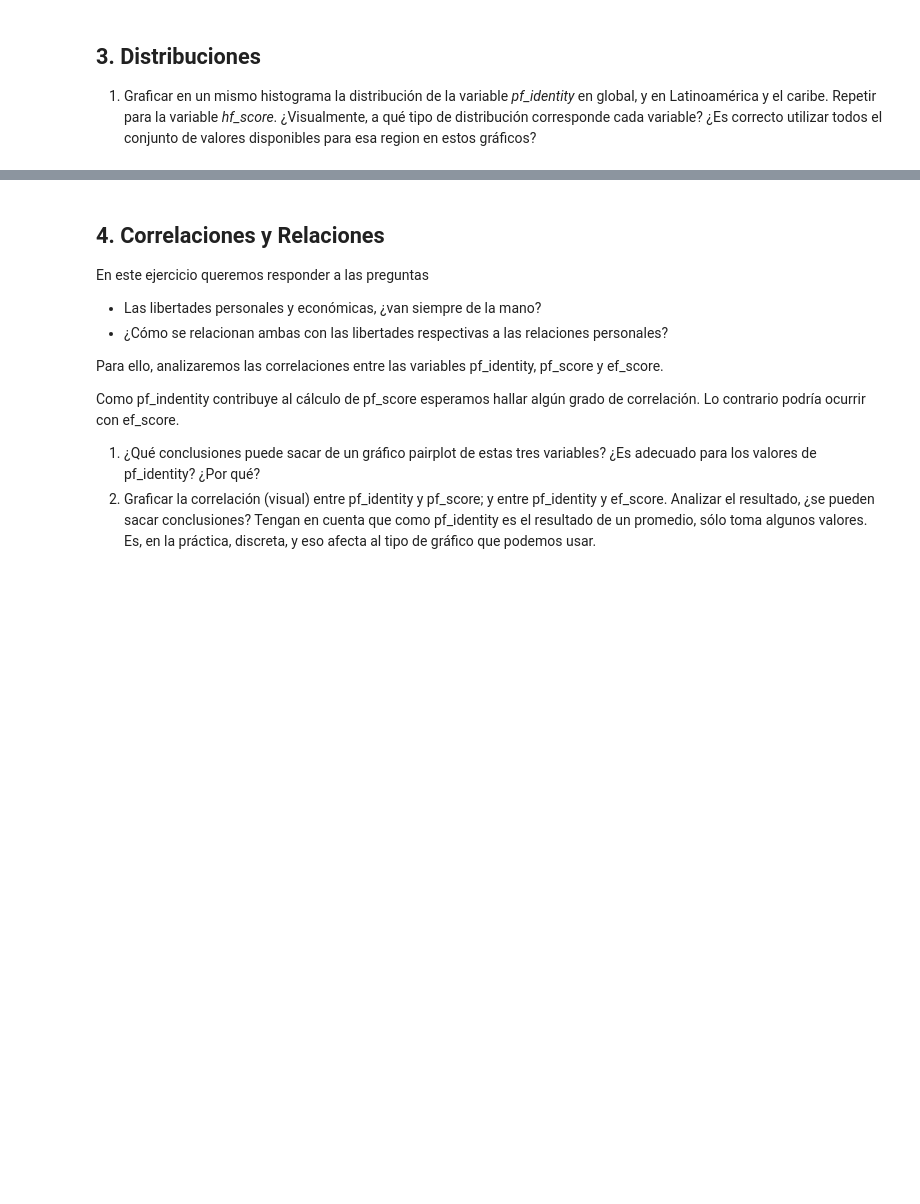
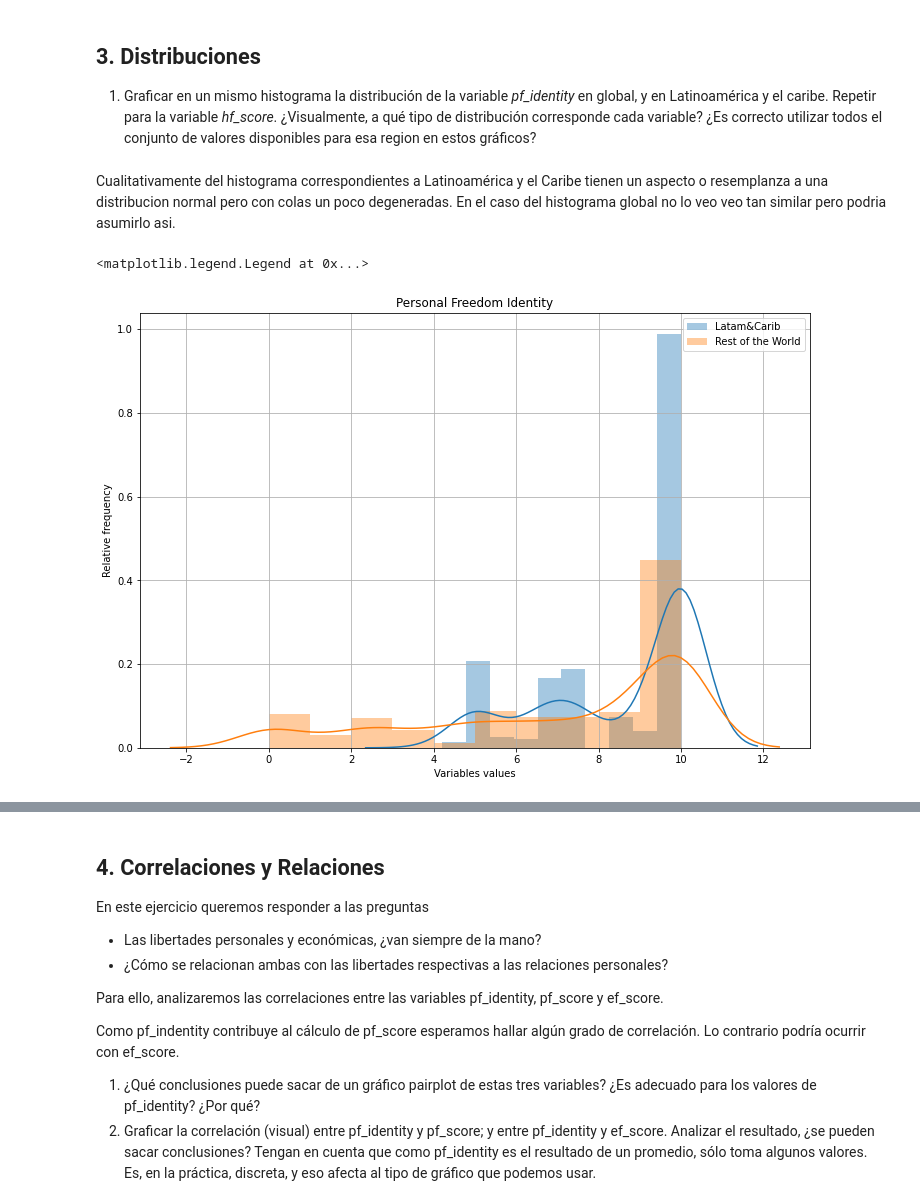
Before and after one commit to danicattaneob/diplo-datos-ayvd-g1, a Jupyter notebook: 01-pgianni-respuestas.ipynb, the cells around one changed output, grey strips where cells are left out. Drawn from its saved outputs; the diff is of its cells as text; code cells hidden in the pictures; blank space fills up the shorter version.

```diff
--- a/01-pgianni-respuestas.ipynb
+++ b/01-pgianni-respuestas.ipynb
@@ -509,3 +559,20 @@ Podemos decir que la tendencia que se aprecia en los paices de la region de Lata
 # %% [markdown]
 ## 3. Distribuciones
   1. Graficar en un mismo histograma la distribución de la variable *pf_identity* en global, y en Latinoamérica y el caribe. Repetir para la variable *hf_score*. ¿Visualmente, a qué tipo de distribución corresponde cada variable? ¿Es correcto utilizar todos el conjunto de valores disponibles para esa region en estos gráficos?
+# %%
+hist = dataset.loc[dataset['region']==region_latam_carib,['pf_identity','hf_score']]
+nhist = dataset.loc[dataset['region']!=region_latam_carib,['pf_identity','hf_score']]
+# %% [markdown]
+Cualitativamente del histograma correspondientes a Latinoamérica y el Caribe tienen un aspecto o resemplanza a una distribucion normal pero con colas un poco degeneradas. En el caso del histograma global no lo veo veo tan similar pero podria asumirlo asi.
+# %%
+plt.figure(figsize=(12,8))
+seaborn.distplot(hist.pf_identity, kde=True, bins=10, label='Latam&Carib')
+seaborn.distplot(nhist.pf_identity, kde=True,bins=10, label='Rest of the World')
+plt.title('Personal Freedom Identity')
+plt.xlabel('Variables values')
+plt.ylabel('Relative frequency')
+plt.grid(True)
+plt.legend()
+# %% [output]
+<matplotlib.legend.Legend at 0x...>
+[figure, added]
```
Also changed, not shown: parts of 14 cells of this notebook.
